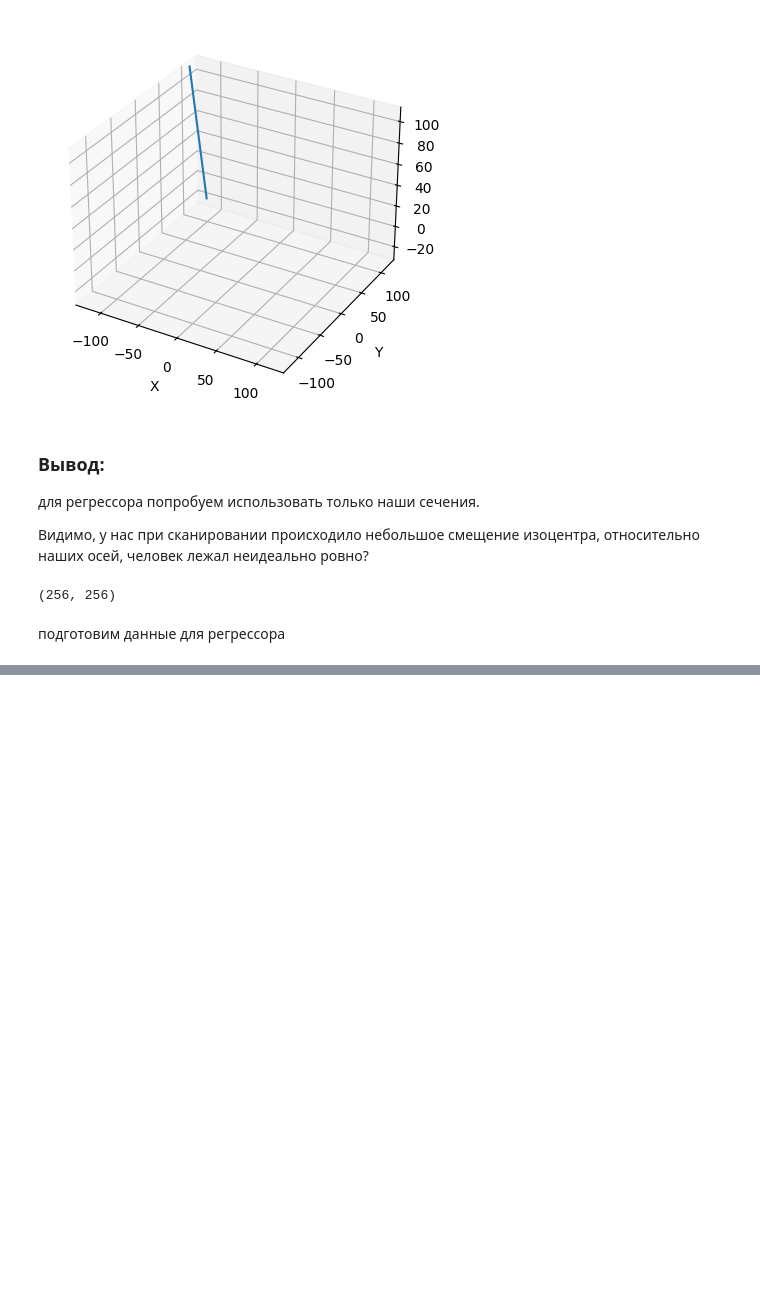
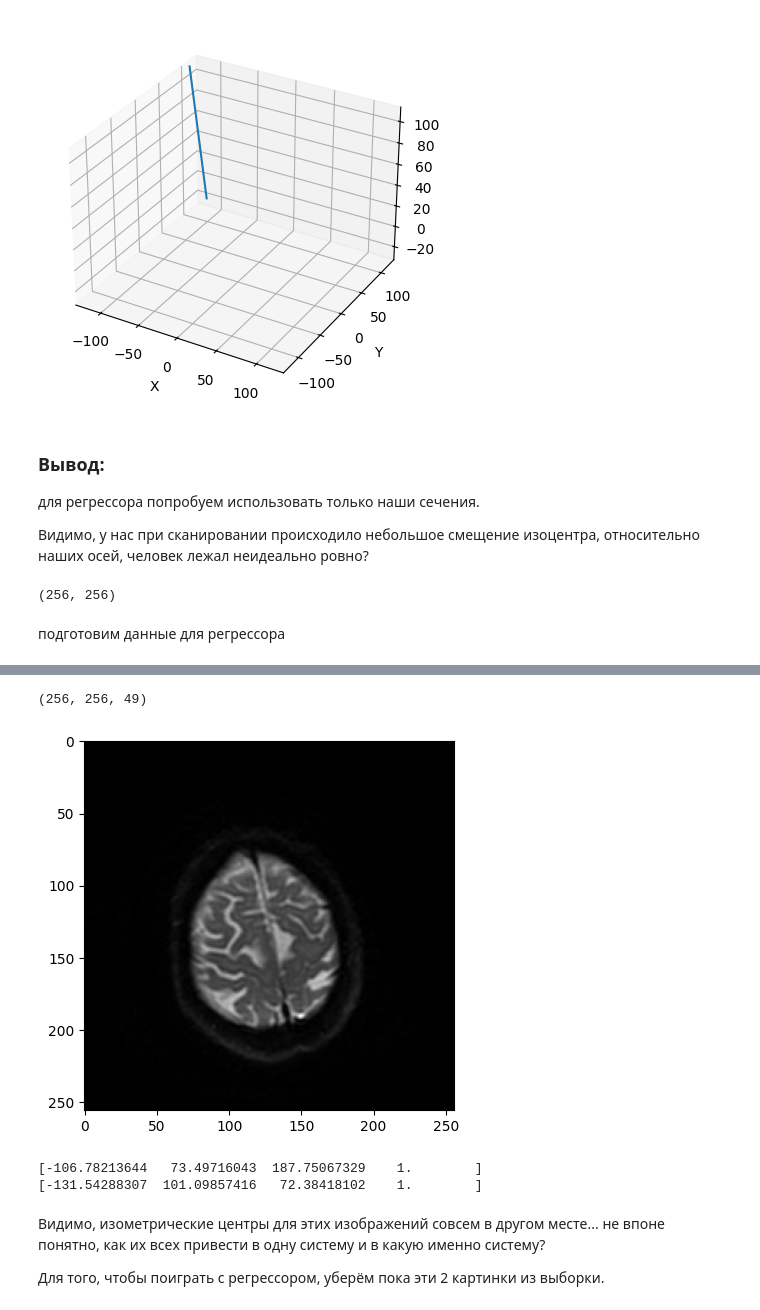
Before and after one commit to annaprovorova/stroke, a Jupyter notebook: first.ipynb, the cells around one changed output, grey strips where cells are left out. Cells and saved outputs as stored; diff of their text form; code cells hidden in the pictures; blank space fills up the shorter version.

```diff
--- a/first.ipynb
+++ b/first.ipynb
@@ -160,0 +225,24 @@ a.shape
+# %%
+# посмотрим на эти снимки, в которых у нас больше слоёв
+# есть 2 снимка в 3d
+img_spec = nib.load(r'F:\!наука\stroke\Lesions\Lesions\Aterotromb\Kalinin_VM\dwi.nii.gz')
+print(img_spec.shape)
+#тут 3D картинка, но больше слоёв
+
+plt.imshow(img_spec.get_fdata()[:, :, 44], cmap='gray')
+plt.show()
+# %% [output]
+(256, 256, 49)
+[figure, added]
+# %%
+aff_spec = img_spec.affine
+print(aff_spec @ np.array([0, 0, 44, 1]))
+print(img.affine @ np.array([0, 0, 22, 1]))
+# %% [output]
+[-106.78213644   73.49716043  187.75067329    1.        ]
+[-131.54288307  101.09857416   72.38418102    1.        ]
+# %% [markdown]
+Видимо, изометрические центры для этих изображений совсем в другом месте...
+не впоне понятно, как их всех привести в одну систему и в какую именно систему?
+
+Для того, чтобы поиграть с регрессором, уберём пока эти 2 картинки из выборки.
```
Also changed, not shown: parts of 6 cells of this notebook, 1 other file.
